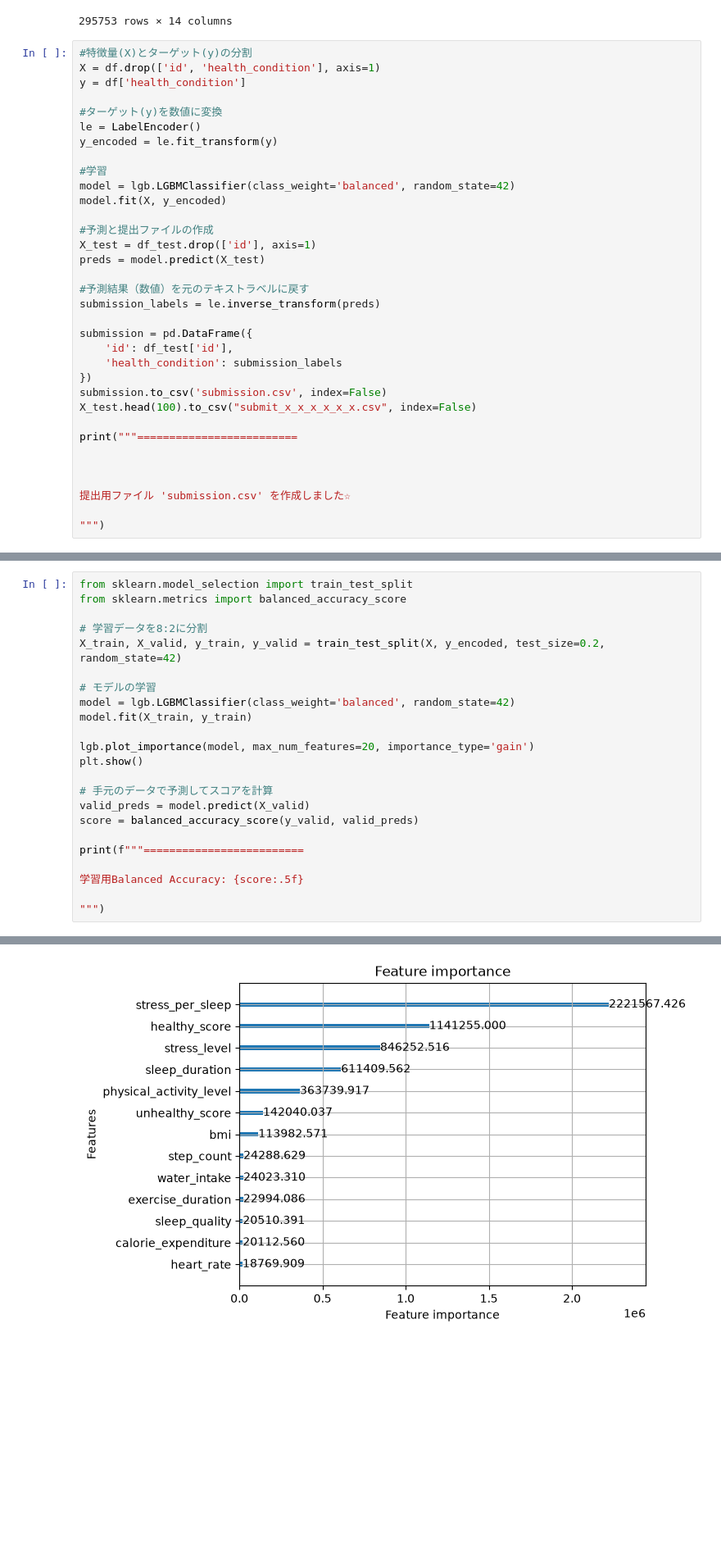
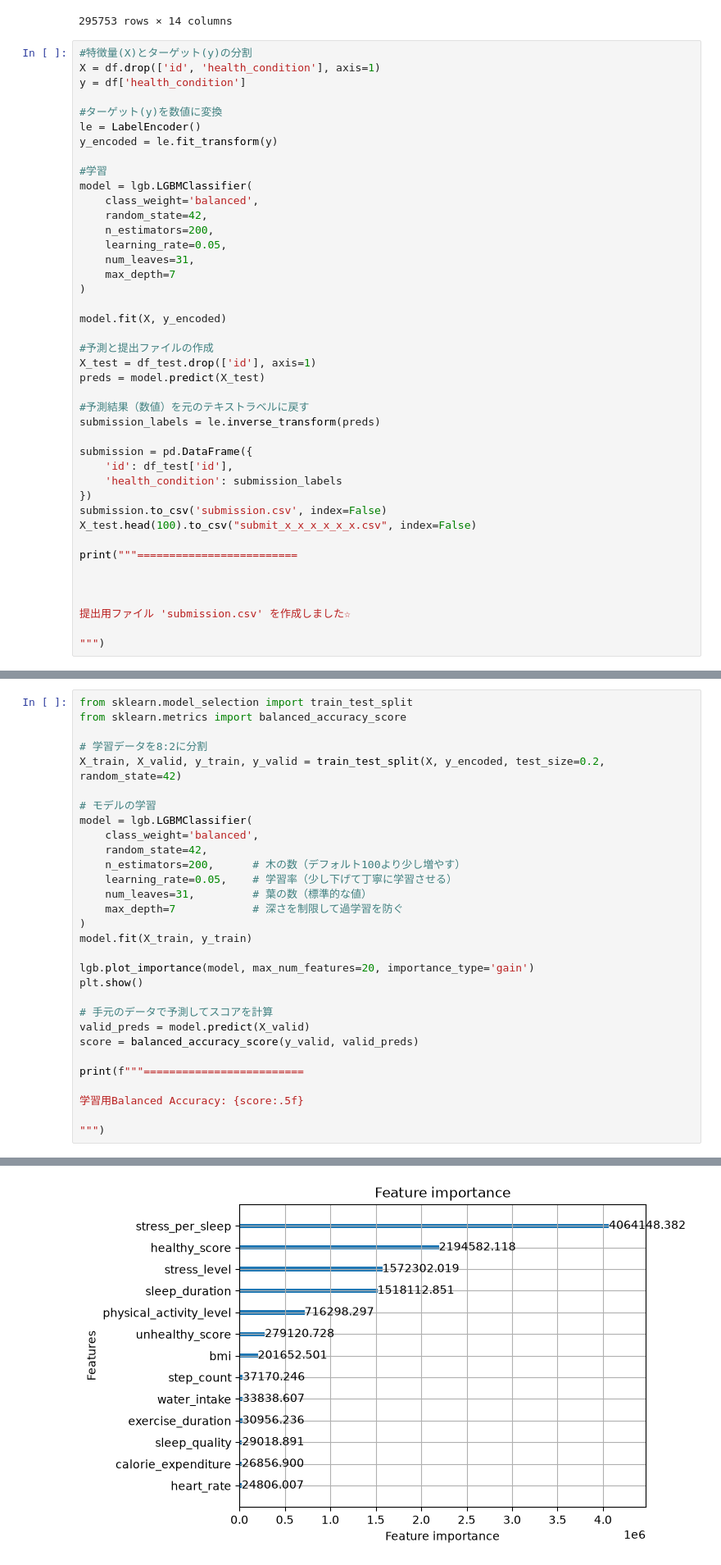
Before and after one commit to kenkenkengo0421/Predicting-Student-Health-Risk, a Jupyter notebook: main.ipynb, the cells around one changed output, grey strips where cells are left out. Shown at 82% size. Cells and saved outputs as stored; diff of their text form; blank space fills up the shorter version.

```diff
--- a/main.ipynb
+++ b/main.ipynb
@@ -143,7 +155,15 @@ le = LabelEncoder()
 y_encoded = le.fit_transform(y)
 
 #学習
-model = lgb.LGBMClassifier(class_weight='balanced', random_state=42)
+model = lgb.LGBMClassifier(
+    class_weight='balanced',
+    random_state=42,
+    n_estimators=200,
+    learning_rate=0.05,
+    num_leaves=31,
+    max_depth=7
+)
+
 model.fit(X, y_encoded)
 
 #予測と提出ファイルの作成
@@ -189,7 +209,14 @@ from sklearn.metrics import balanced_accuracy_score
 X_train, X_valid, y_train, y_valid = train_test_split(X, y_encoded, test_size=0.2, random_state=42)
 
 # モデルの学習
-model = lgb.LGBMClassifier(class_weight='balanced', random_state=42)
+model = lgb.LGBMClassifier(
+    class_weight='balanced',
+    random_state=42,
+    n_estimators=200,      # 木の数（デフォルト100より少し増やす）
+    learning_rate=0.05,    # 学習率（少し下げて丁寧に学習させる）
+    num_leaves=31,         # 葉の数（標準的な値）
+    max_depth=7            # 深さを制限して過学習を防ぐ
+)
 model.fit(X_train, y_train)
 
 lgb.plot_importance(model, max_num_features=20, importance_type='gain')
@@ -209,10 +236,10 @@ print(f"""=========================
 You can set `force_row_wise=true` to remove the overhead.
 And if memory is not enough, you can set `force_col_wise=true`.
 [LightGBM] [Info] Total Bins 2066
 [LightGBM] [Info] Number of data points in the train set: 552070, number of used features: 13
 [LightGBM] [Info] Start training from score -1.098612
 [LightGBM] [Info] Start training from score -1.098612
 [LightGBM] [Info] Start training from score -1.098612
-[figure, old version]
+[figure, new version]
 =========================
 
```
Also changed, not shown: parts of 3 cells of this notebook, 1 other file.
